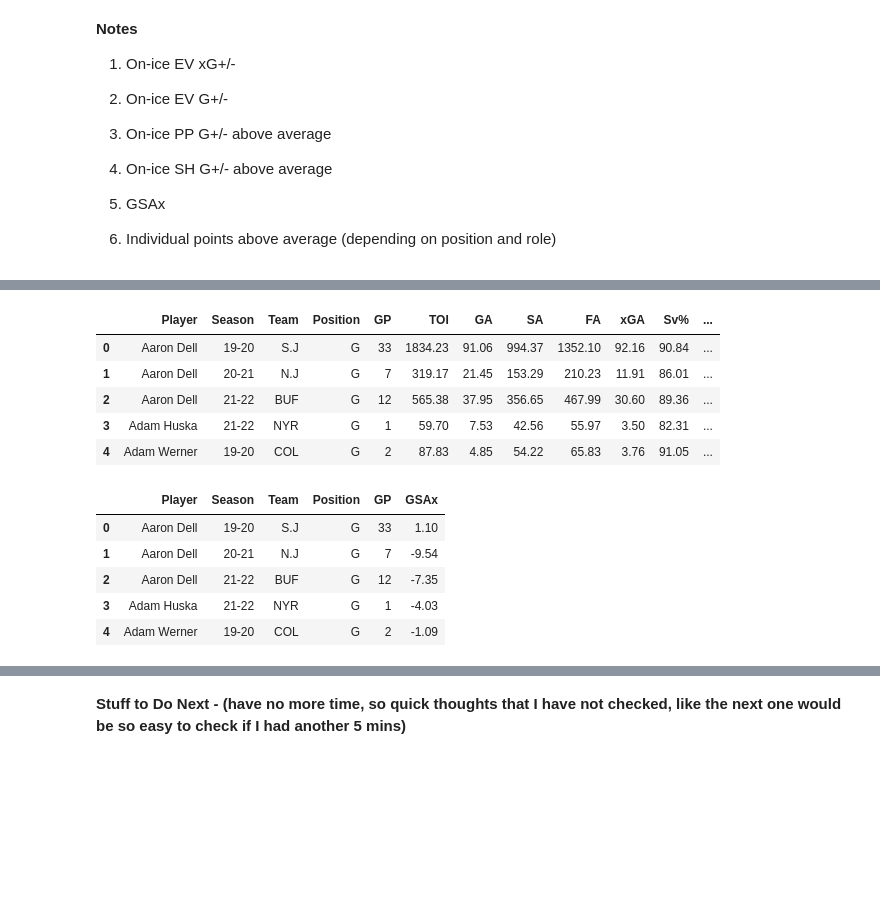
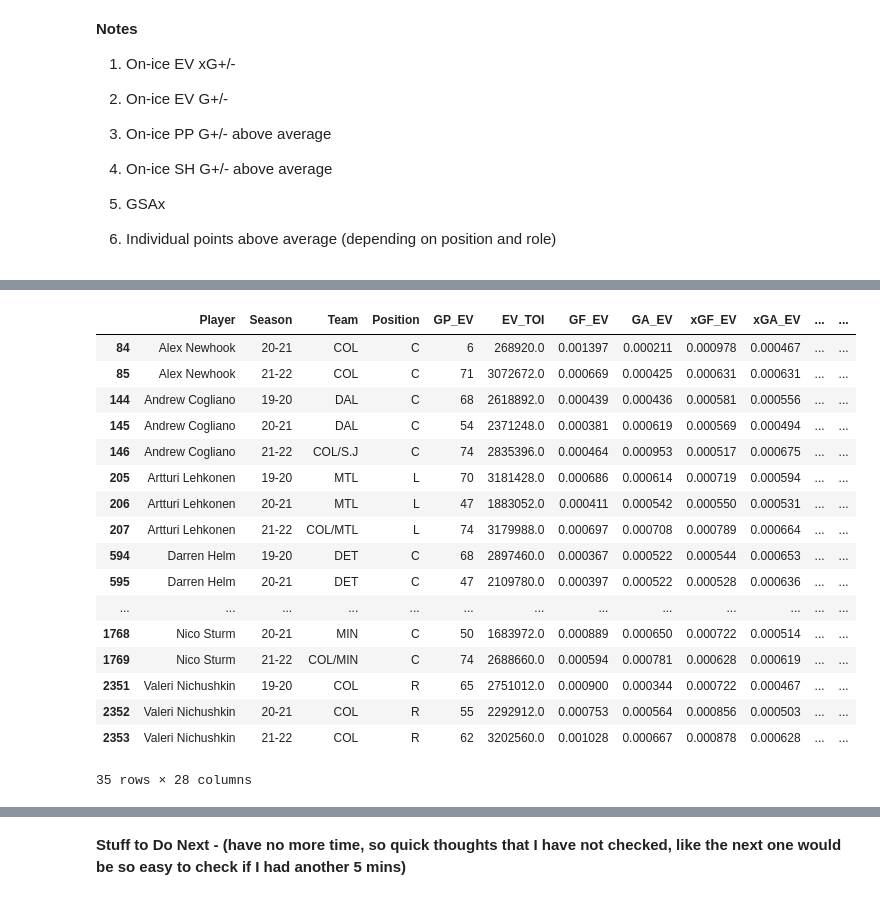
Before and after one commit to danmartin25/Hockey_Model, a Jupyter notebook: Hockey Model Mark I.ipynb, the cells around one changed output, grey strips where cells are left out. Cells and saved outputs as stored; diff of their text form; code cells hidden in the pictures; blank space fills up the shorter version.

Commit message:
Created first Team Strength for Avalanche.

```diff
--- a/Hockey Model Mark I.ipynb
+++ b/Hockey Model Mark I.ipynb
@@ -353,0 +77,5 @@ skater_box_totals
+# %%
+#Convert TOI to TOI(s) and G±/60 to G± (s)
+skater_SH_rates['SH'] = skater_SH_rates['G±/60']/3600
+skater_SH_rates['SH_TOI'] = skater_SH_rates['TOI']*3600
+#skater_SH_rates
@@ -524,8 +170,8 @@ avg_GF_EV_F = forwards_table['GF_EV'].mean()
 avg_GA_EV_F = forwards_table['GA_EV'].mean()
 avg_xGF_EV_F = forwards_table['xGF_EV'].mean()
 avg_xGA_EV_F = forwards_table['xGA_EV'].mean()
-avg_G_PP_F = forwards_table['G±_PP'].mean()
-avg_G_SH_F = forwards_table['G±_SH'].mean()
+avg_PP_F = forwards_table['PP'].mean()
+avg_SH_F = forwards_table['SH'].mean()
 avg_G_F = forwards_table['G'].mean()
 avg_A1_F = forwards_table['A1'].mean()
 avg_A2_F = forwards_table['A2'].mean()
@@ -534,8 +180,8 @@ avg_GF_EV_D = defense_table['GF_EV'].mean()
 avg_GA_EV_D = defense_table['GA_EV'].mean()
 avg_xGF_EV_D = defense_table['xGF_EV'].mean()
 avg_xGA_EV_D = defense_table['xGA_EV'].mean()
-avg_G_PP_D = defense_table['G±_PP'].mean()
-avg_G_SH_D = defense_table['G±_SH'].mean()
+avg_PP_D = defense_table['PP'].mean()
+avg_SH_D = defense_table['SH'].mean()
 avg_G_D = defense_table['G'].mean()
 avg_A1_D = defense_table['A1'].mean()
 avg_A2_D = defense_table['A2'].mean()
@@ -548,8 +194,8 @@ forwards_table['GF_Impact'] = (forwards_table['GF_EV']-avg_GF_EV_F)*forwards_tab
 forwards_table['GA_Impact'] = (forwards_table['GA_EV']-avg_GA_EV_F)*forwards_table['EV_TOI']
 forwards_table['xGF_Impact'] = (forwards_table['xGF_EV']-avg_xGF_EV_F)*forwards_table['EV_TOI']
 forwards_table['xGA_Impact'] = (forwards_table['xGA_EV']-avg_xGA_EV_F)*forwards_table['EV_TOI']
-forwards_table['G±_PP_Impact'] = (forwards_table['G±_PP']-avg_G_PP_F)*forwards_table['PP_TOI']
-forwards_table['G±_SH_Impact'] = (forwards_table['G±_SH']-avg_G_SH_F)*forwards_table['SH_TOI']
+forwards_table['PP_Impact'] = (forwards_table['PP']-avg_PP_F)*forwards_table['PP_TOI']
+forwards_table['SH_Impact'] = (forwards_table['SH']-avg_SH_F)*forwards_table['SH_TOI']
 forwards_table['G_Impact'] = (forwards_table['G']-avg_G_F)*forwards_table['TOI_tot']
 forwards_table['A1_Impact'] = (forwards_table['A1']-avg_A1_F)*forwards_table['TOI_tot']
 forwards_table['A2_Impact'] = (forwards_table['A2']-avg_A2_F)*forwards_table['TOI_tot']
@@ -558,10 +204,8 @@ defense_table['GF_Impact'] = (defense_table['GF_EV']-avg_GF_EV_D)*defense_table[
 defense_table['GA_Impact'] = (defense_table['GA_EV']-avg_GA_EV_D)*defense_table['EV_TOI']
 defense_table['xGF_Impact'] = (defense_table['xGF_EV']-avg_xGF_EV_D)*defense_table['EV_TOI']
 defense_table['xGA_Impact'] = (defense_table['xGA_EV']-avg_xGA_EV_D)*defense_table['EV_TOI']
-defense_table['G±_PP_Impact'] = (defense_table['G±_PP']-avg_G_PP_D)*defense_table['PP_TOI']
-defense_table['G±_SH_Impact'] = (defense_table['G±_SH']-avg_G_SH_D)*defense_table['SH_TOI']
+defense_table['PP_Impact'] = (defense_table['PP']-avg_PP_D)*defense_table['PP_TOI']
+defense_table['SH_Impact'] = (defense_table['SH']-avg_SH_D)*defense_table['SH_TOI']
 defense_table['G_Impact'] = (defense_table['G']-avg_G_D)*defense_table['TOI_tot']
 defense_table['A1_Impact'] = (defense_table['A1']-avg_A1_D)*defense_table['TOI_tot']
 defense_table['A2_Impact'] = (defense_table['A2']-avg_A2_D)*defense_table['TOI_tot']
-
-forwards_table
@@ -619,26 +218,13 @@ skater_stats
 # %%
 #Import Goalie Data
 goalie_stats_raw = pd.read_csv('https://raw.githubusercontent.com/danmartin25/Hockey_Model/main/Player%20Data/Goalie%20Stats.csv')
-goalie_stats_raw.head()
+#goalie_stats_raw.head()
-# %% [output]
-|  | Player | Season | Team | Position | GP | TOI | GA | SA | FA | xGA | Sv% | ... |
-| 0 | Aaron Dell | 19-20 | S.J | G | 33 | 1834.23 | 91.06 | 994.37 | 1352.10 | 92.16 | 90.84 | ... |
-| 1 | Aaron Dell | 20-21 | N.J | G | 7 | 319.17 | 21.45 | 153.29 | 210.23 | 11.91 | 86.01 | ... |
-| 2 | Aaron Dell | 21-22 | BUF | G | 12 | 565.38 | 37.95 | 356.65 | 467.99 | 30.60 | 89.36 | ... |
-| 3 | Adam Huska | 21-22 | NYR | G | 1 | 59.70 | 7.53 | 42.56 | 55.97 | 3.50 | 82.31 | ... |
-| 4 | Adam Werner | 19-20 | COL | G | 2 | 87.83 | 4.85 | 54.22 | 65.83 | 3.76 | 91.05 | ... |
 # %%
 #Reduce Goalie Stats
 goalie_stats = goalie_stats_raw.loc[:,['Player','Season','Team','Position','GP','GSAx']]
-goalie_stats.head()
+#goalie_stats.head()
-# %% [output]
-|  | Player | Season | Team | Position | GP | GSAx |
-| 0 | Aaron Dell | 19-20 | S.J | G | 33 | 1.10 |
-| 1 | Aaron Dell | 20-21 | N.J | G | 7 | -9.54 |
-| 2 | Aaron Dell | 21-22 | BUF | G | 12 | -7.35 |
-| 3 | Adam Huska | 21-22 | NYR | G | 1 | -4.03 |
-| 4 | Adam Werner | 19-20 | COL | G | 2 | -1.09 |
 # %%
 #Add Active / Inactive Column to both data tables
-skater_stats['A/I'] = 'Active'
+forwards_table['A/I'] = 'Active'
+defense_table['A/I'] = 'Active'
 goalie_stats['A/I'] = 'Active'
@@ -684,3 +267,31 @@ goalie_stats['A/I'] = 'Active'
 #active_rosters.append{{"Player": player_name,
 #                       "Team": player_team,
 #                       "Postion": player_position}}
+# %%
+#Create Roster for each team
+Avalanche_forwards = forwards_table.loc[(forwards_table.Player=="Andrew Cogliano")|(forwards_table.Player=="J.T. Compher")|(forwards_table.Player=="Darren Helm")|(forwards_table.Player=="Nazem Kadri")
+|(forwards_table.Player=="Gabriel Landeskog")|(forwards_table.Player=="Artturi Lehkonen")|(forwards_table.Player=="Nathan MacKinnon")|(forwards_table.Player=="Alex Newhook")|(forwards_table.Player=="Valeri Nichushkin")
+|(forwards_table.Player=="Logan O'Connor")|(forwards_table.Player=="Mikko Rantanen")|(forwards_table.Player=="Nico Sturm")]
+Avalanche_defense = defense_table.loc[(defense_table.Player=="Bowen Byram")|(defense_table.Player=="Jack Johnson")
+|(defense_table.Player=="Erik Johnson")|(defense_table.Player=="Cale Makar")|(defense_table.Player=="Josh Manson")|(defense_table.Player=="Devon Toews")]
+Avalanche_goalie = goalie_stats.loc[(goalie_stats.Player=="Darcy Kuemper")]
+Avalanche_forwards
+# %% [output]
+|  | Player | Season | Team | Position | GP_EV | EV_TOI | GF_EV | GA_EV | xGF_EV | xGA_EV | ... | ... |
+| 84 | Alex Newhook | 20-21 | COL | C | 6 | 268920.0 | 0.001397 | 0.000211 | 0.000978 | 0.000467 | ... | ... |
+| 85 | Alex Newhook | 21-22 | COL | C | 71 | 3072672.0 | 0.000669 | 0.000425 | 0.000631 | 0.000631 | ... | ... |
+| 144 | Andrew Cogliano | 19-20 | DAL | C | 68 | 2618892.0 | 0.000439 | 0.000436 | 0.000581 | 0.000556 | ... | ... |
+| 145 | Andrew Cogliano | 20-21 | DAL | C | 54 | 2371248.0 | 0.000381 | 0.000619 | 0.000569 | 0.000494 | ... | ... |
+| 146 | Andrew Cogliano | 21-22 | COL/S.J | C | 74 | 2835396.0 | 0.000464 | 0.000953 | 0.000517 | 0.000675 | ... | ... |
+| 205 | Artturi Lehkonen | 19-20 | MTL | L | 70 | 3181428.0 | 0.000686 | 0.000614 | 0.000719 | 0.000594 | ... | ... |
+| 206 | Artturi Lehkonen | 20-21 | MTL | L | 47 | 1883052.0 | 0.000411 | 0.000542 | 0.000550 | 0.000531 | ... | ... |
+| 207 | Artturi Lehkonen | 21-22 | COL/MTL | L | 74 | 3179988.0 | 0.000697 | 0.000708 | 0.000789 | 0.000664 | ... | ... |
+| 594 | Darren Helm | 19-20 | DET | C | 68 | 2897460.0 | 0.000367 | 0.000522 | 0.000544 | 0.000653 | ... | ... |
+| 595 | Darren Helm | 20-21 | DET | C | 47 | 2109780.0 | 0.000397 | 0.000522 | 0.000528 | 0.000636 | ... | ... |
+| ... | ... | ... | ... | ... | ... | ... | ... | ... | ... | ... | ... | ... |
+| 1768 | Nico Sturm | 20-21 | MIN | C | 50 | 1683972.0 | 0.000889 | 0.000650 | 0.000722 | 0.000514 | ... | ... |
+| 1769 | Nico Sturm | 21-22 | COL/MIN | C | 74 | 2688660.0 | 0.000594 | 0.000781 | 0.000628 | 0.000619 | ... | ... |
+| 2351 | Valeri Nichushkin | 19-20 | COL | R | 65 | 2751012.0 | 0.000900 | 0.000344 | 0.000722 | 0.000467 | ... | ... |
+| 2352 | Valeri Nichushkin | 20-21 | COL | R | 55 | 2292912.0 | 0.000753 | 0.000564 | 0.000856 | 0.000503 | ... | ... |
+| 2353 | Valeri Nichushkin | 21-22 | COL | R | 62 | 3202560.0 | 0.001028 | 0.000667 | 0.000878 | 0.000628 | ... | ... |
+35 rows × 28 columns
```
Also changed, not shown: parts of 57 cells of this notebook.
